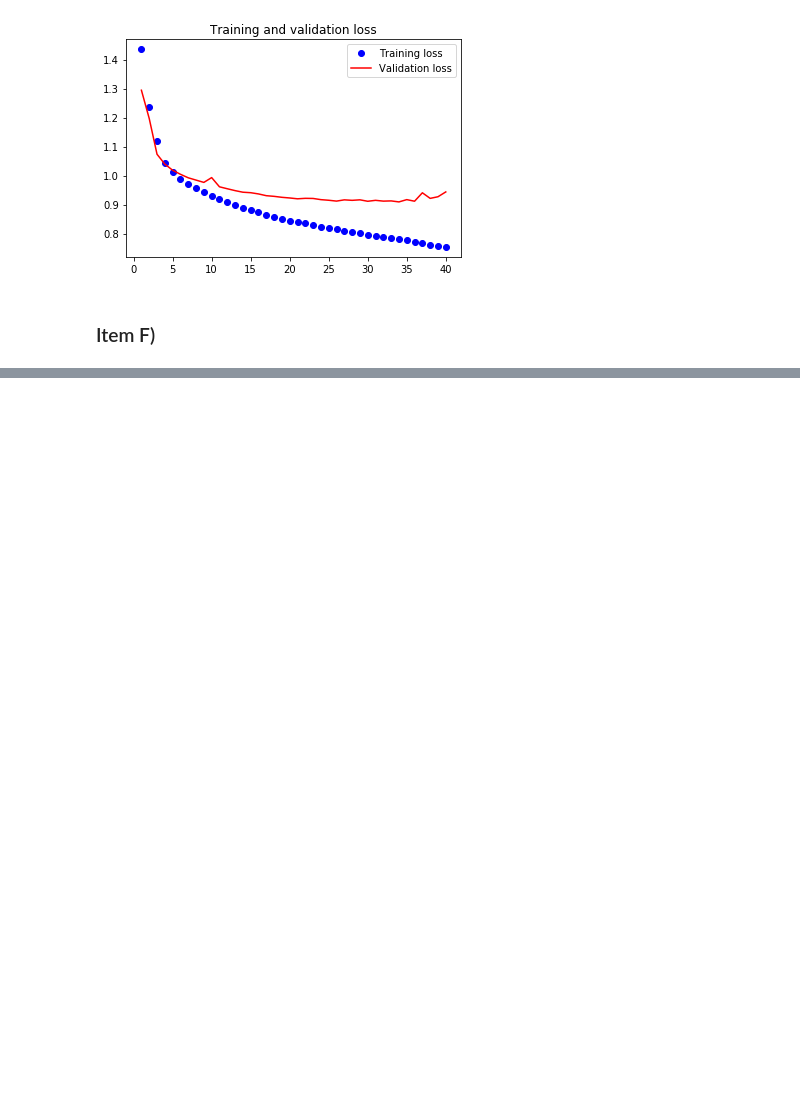
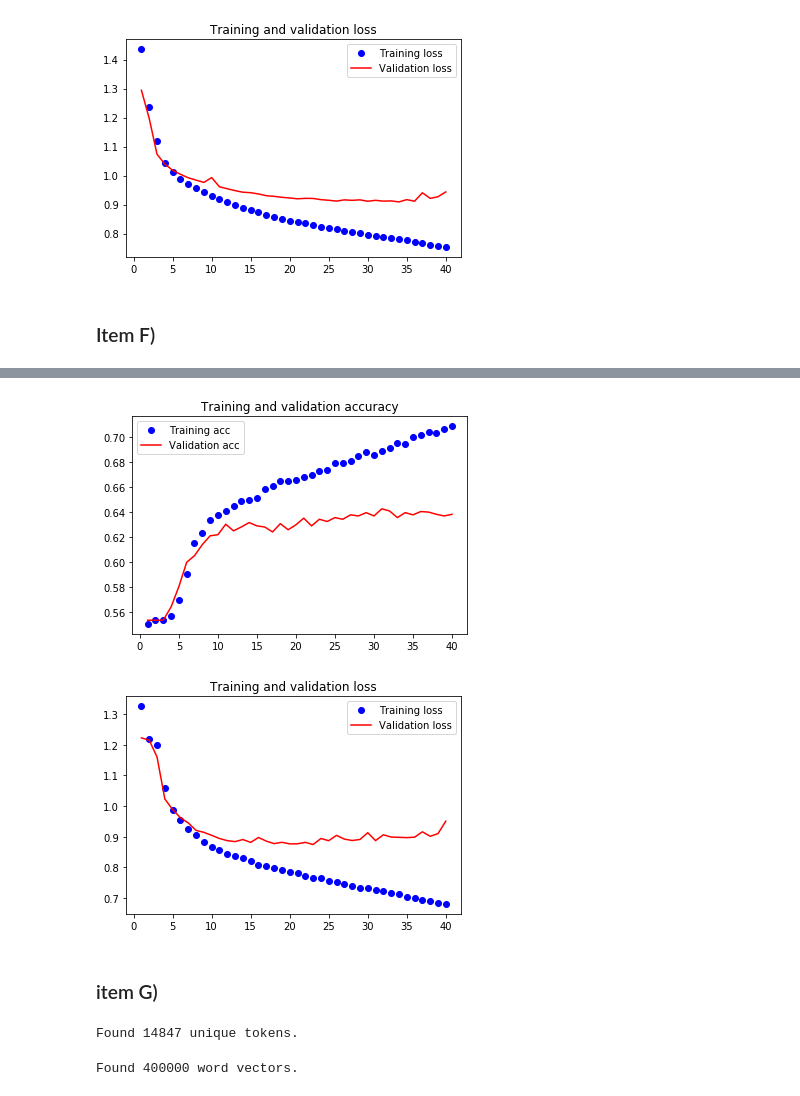
Before and after one commit to viniciusteix/topics-3, a Jupyter notebook: prova2/Prova-q1.ipynb, the cells around one changed output, grey strips where cells are left out. Cells and saved outputs as stored; diff of their text form; code cells hidden in the pictures; blank space fills up the shorter version.

```diff
--- a/prova2/Prova.ipynb
+++ b/prova2/Prova-q1.ipynb
@@ -452,0 +543,3 @@ plotar(history_reduzido)
+# %%
+sequences = tok.texts_to_sequences(X)
+matrix = sequence.pad_sequences(sequences,maxlen=max_len)
@@ -452,0 +550,2 @@ plotar(history_reduzido)
+# %%
+X_matrix, X_test, y_matrix, y_test = model_selection.train_test_split(matrix,y,test_size=0.1,random_state=42,stratify=y)
@@ -452,0 +562,2 @@ plotar(history_reduzido)
+# %%
+X_train, X_val, y_train, y_val = model_selection.train_test_split(X_matrix,y_matrix,test_size=0.11115,random_state=42,stratify=y_matrix)
@@ -452,0 +574,2 @@ plotar(history_reduzido)
+# %%
+model_maxlen_reduzido, history_maxlen_reduzido = rnn(otimizadores[2],eta[0],epochs[1],X_train,y_train,X_val,y_val)
@@ -452,0 +600,25 @@ plotar(history_reduzido)
+# %%
+plotar(history_maxlen_reduzido)
+# %% [output]
+[figure, added]
+[figure, added]
+# %% [markdown]
+### item G)
+# %%
+word_index = tok.word_index
+print('Found %s unique tokens.' % len(word_index))
+# %% [output]
+Found 14847 unique tokens.
+# %%
+glove_dir = '/home/viviane/Documentos/datasets/glove6b50dtxt/'
+embeddings_index = {}
+f = open(os.path.join(glove_dir, 'glove.6B.50d.txt'))
+for line in f:
+    values = line.split()
+    word = values[0]
+    coefs = np.asarray(values[1:], dtype='float32')
+    embeddings_index[word] = coefs
+f.close()
+print('Found %s word vectors.' % len(embeddings_index))
+# %% [output]
+Found 400000 word vectors.
```
Also changed, not shown: parts of 31 cells of this notebook.
